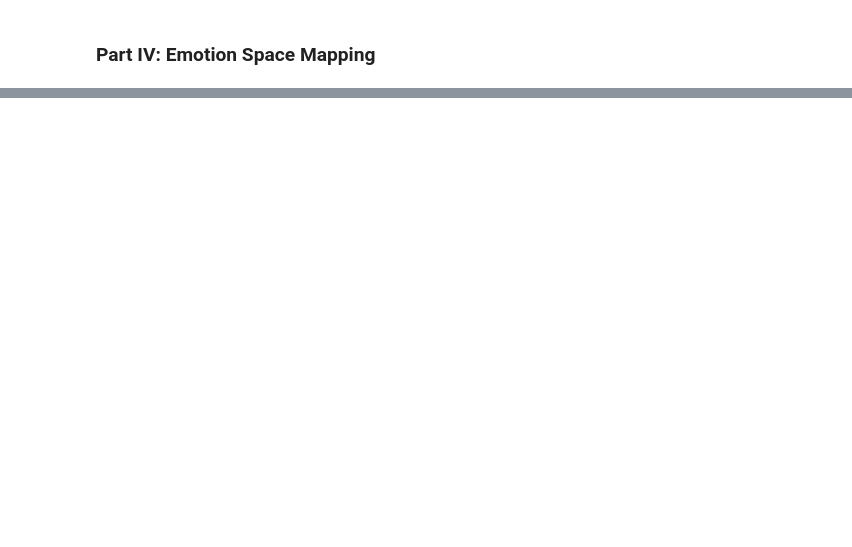
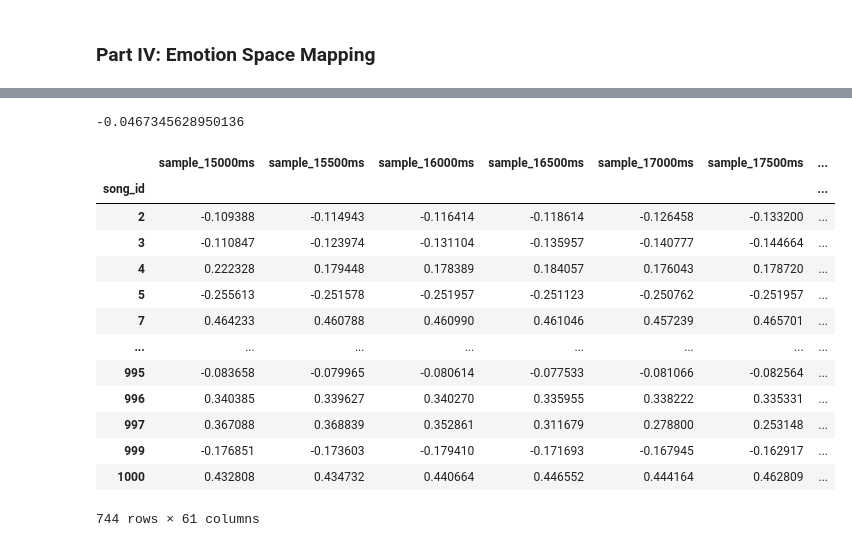
Before and after one commit to jiangzl2016/music_emotion_recognition, a Jupyter notebook: notebooks/mid_point_notebook.ipynb, the cells around one changed output, grey strips where cells are left out. Cells and saved outputs as stored; diff of their text form; code cells hidden in the pictures; blank space fills up the shorter version.

```diff
--- a/notebooks/mid_point_notebook.ipynb
+++ b/notebooks/mid_point_notebook.ipynb
@@ -249,0 +379,21 @@ plt.show()
+# %%
+test_song_arousal[50]
+# %% [output]
+-0.0467345628950136
+# %%
+temp_arousal
+# %% [output]
+|  | sample_15000ms | sample_15500ms | sample_16000ms | sample_16500ms | sample_17000ms | sample_17500ms | ... |
+| song_id |  |  |  |  |  |  | ... |
+| 2 | -0.109388 | -0.114943 | -0.116414 | -0.118614 | -0.126458 | -0.133200 | ... |
+| 3 | -0.110847 | -0.123974 | -0.131104 | -0.135957 | -0.140777 | -0.144664 | ... |
+| 4 | 0.222328 | 0.179448 | 0.178389 | 0.184057 | 0.176043 | 0.178720 | ... |
+| 5 | -0.255613 | -0.251578 | -0.251957 | -0.251123 | -0.250762 | -0.251957 | ... |
+| 7 | 0.464233 | 0.460788 | 0.460990 | 0.461046 | 0.457239 | 0.465701 | ... |
+| ... | ... | ... | ... | ... | ... | ... | ... |
+| 995 | -0.083658 | -0.079965 | -0.080614 | -0.077533 | -0.081066 | -0.082564 | ... |
+| 996 | 0.340385 | 0.339627 | 0.340270 | 0.335955 | 0.338222 | 0.335331 | ... |
+| 997 | 0.367088 | 0.368839 | 0.352861 | 0.311679 | 0.278800 | 0.253148 | ... |
+| 999 | -0.176851 | -0.173603 | -0.179410 | -0.171693 | -0.167945 | -0.162917 | ... |
+| 1000 | 0.432808 | 0.434732 | 0.440664 | 0.446552 | 0.444164 | 0.462809 | ... |
+744 rows × 61 columns
```
Also changed, not shown: parts of 24 cells of this notebook.
